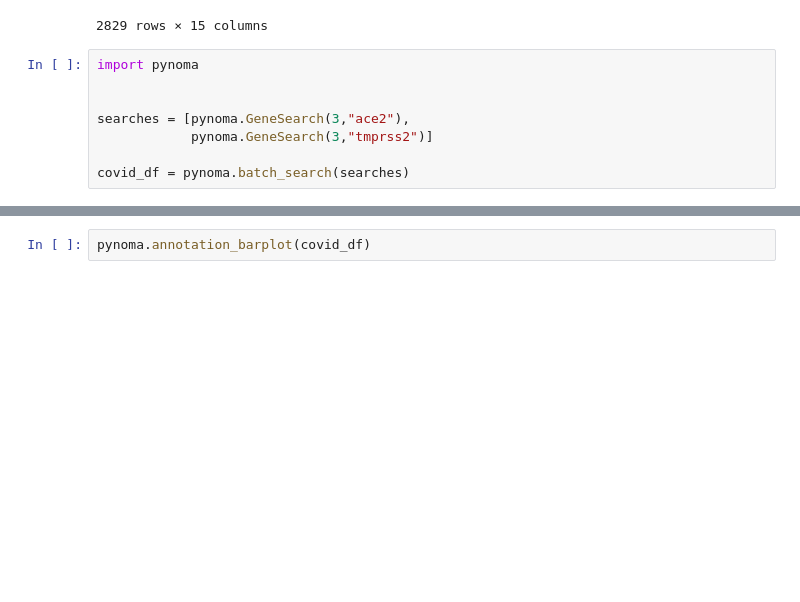
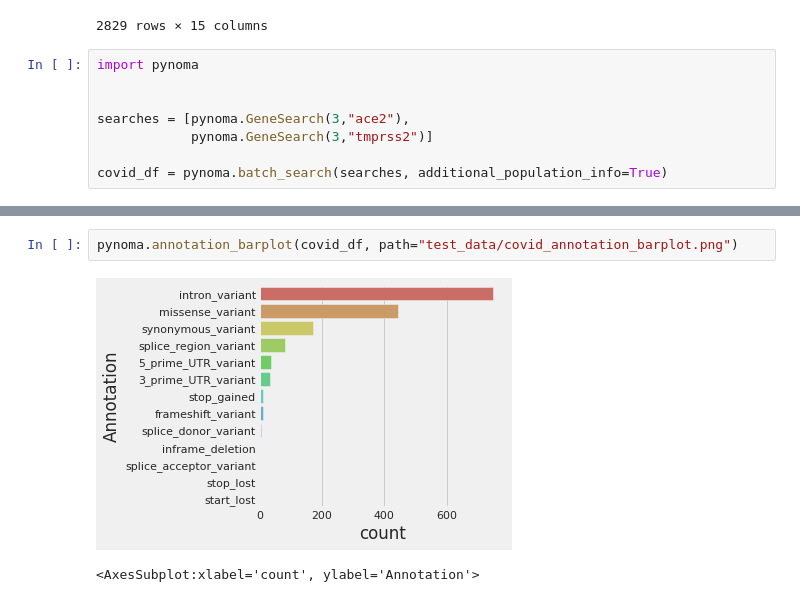
Before and after one commit to bioinfo-hcpa/pynoma, a Jupyter notebook: notebooks/tests.ipynb, the cells around one changed output, grey strips where cells are left out. Cells and saved outputs as stored; diff of their text form; blank space fills up the shorter version.

```diff
--- a/notebooks/tests.ipynb
+++ b/notebooks/tests.ipynb
@@ -355,7 +355,7 @@ import pynoma
 searches = [pynoma.GeneSearch(3,"ace2"),
             pynoma.GeneSearch(3,"tmprss2")]
 
-covid_df = pynoma.batch_search(searches)
+covid_df = pynoma.batch_search(searches, additional_population_info=True)
 # %%
 covid_df.to_csv("test_data/ace2_tmprss2.csv")
 covid_df
@@ -376,2 +376,5 @@ covid_df
 # %%
-pynoma.annotation_barplot(covid_df)
+pynoma.annotation_barplot(covid_df, path="test_data/covid_annotation_barplot.png")
+# %% [output]
+[figure, added]
+<AxesSubplot:xlabel='count', ylabel='Annotation'>
```
Also changed, not shown: parts of 1 cell of this notebook, 3 other files.
